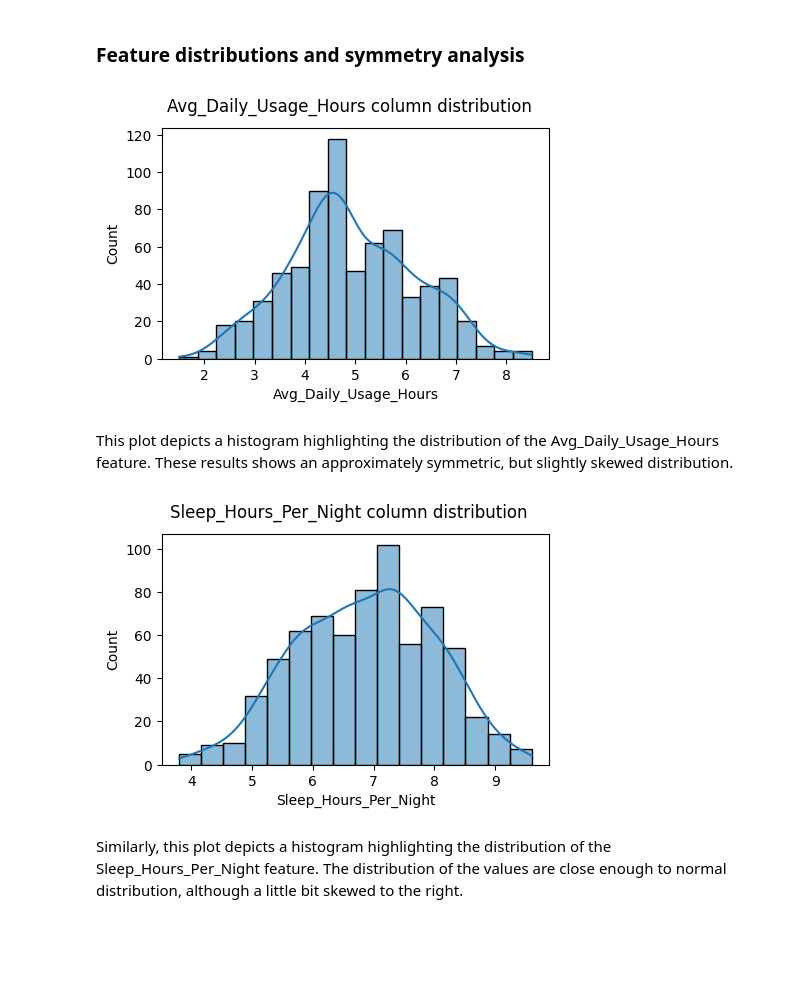
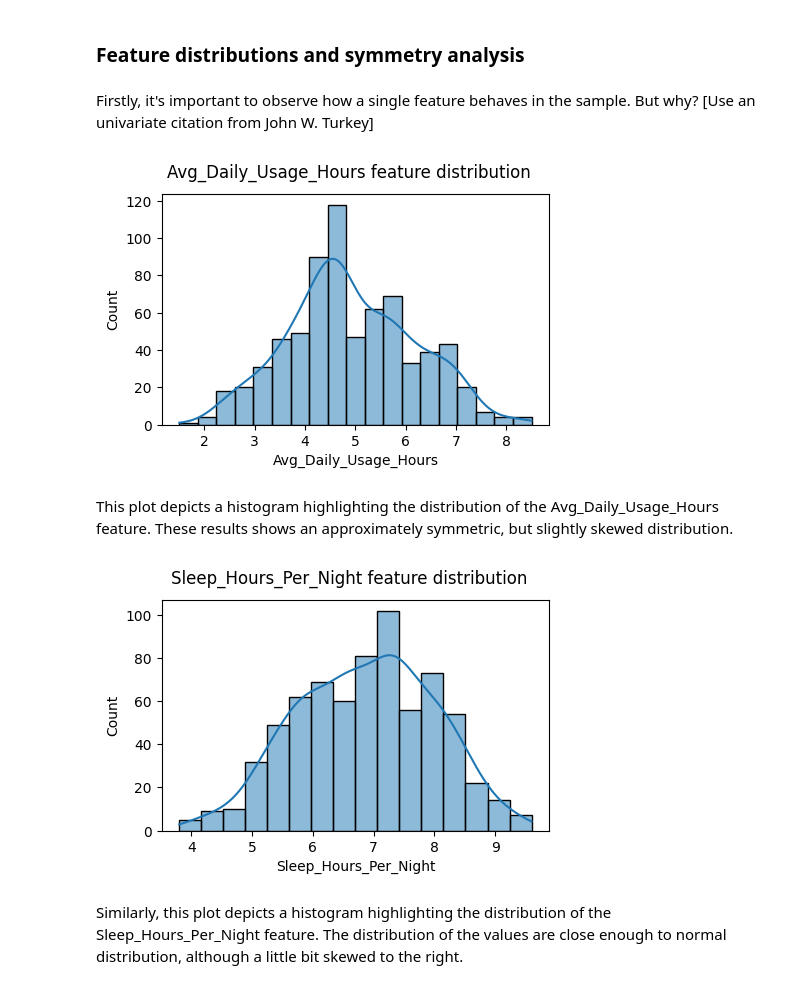
Before and after one commit to Andradev101/pause-student-social-media-addiction-eda, a Jupyter notebook: notebooks/eda.ipynb, the cells around one changed output. Drawn from its saved outputs; the diff is of its cells as text; code cells hidden in the pictures; blank space fills up the shorter version.

```diff
--- a/notebooks/eda.ipynb
+++ b/notebooks/eda.ipynb
@@ -90,19 +90,22 @@ The following features were selected for analysis:
 - Age
 # %% [markdown]
 ### Feature distributions and symmetry analysis
+# %% [markdown]
+Firstly, it's important to observe how a single feature behaves in the sample. But why?
+[Use an univariate citation from John W. Turkey]
 # %%
 plt.figure(figsize=(5, 3))
 sns.histplot(
     data=df,
     x='Avg_Daily_Usage_Hours',
     kde=True,
     bins='auto'
 )
-plt.suptitle("Avg_Daily_Usage_Hours column distribution")
+plt.suptitle("Avg_Daily_Usage_Hours feature distribution")
 
 plt.show()
 # %% [output]
-[figure, old version]
+[figure, new version]
 # %% [markdown]
 This plot depicts a histogram highlighting the distribution of the Avg_Daily_Usage_Hours feature.
 These results shows an approximately symmetric, but slightly skewed distribution.
@@ -114,10 +117,10 @@ sns.histplot(
     kde=True,
     bins='auto'
 )
-plt.suptitle("Sleep_Hours_Per_Night column distribution")
+plt.suptitle("Sleep_Hours_Per_Night feature distribution")
 plt.show()
 # %% [output]
-[figure, old version]
+[figure, new version]
 # %% [markdown]
 Similarly, this plot depicts a histogram highlighting the distribution of the Sleep_Hours_Per_Night feature.
 The distribution of the values are close enough to normal distribution, although a little bit skewed to the right.
```
Also changed, not shown: parts of 7 cells of this notebook.
